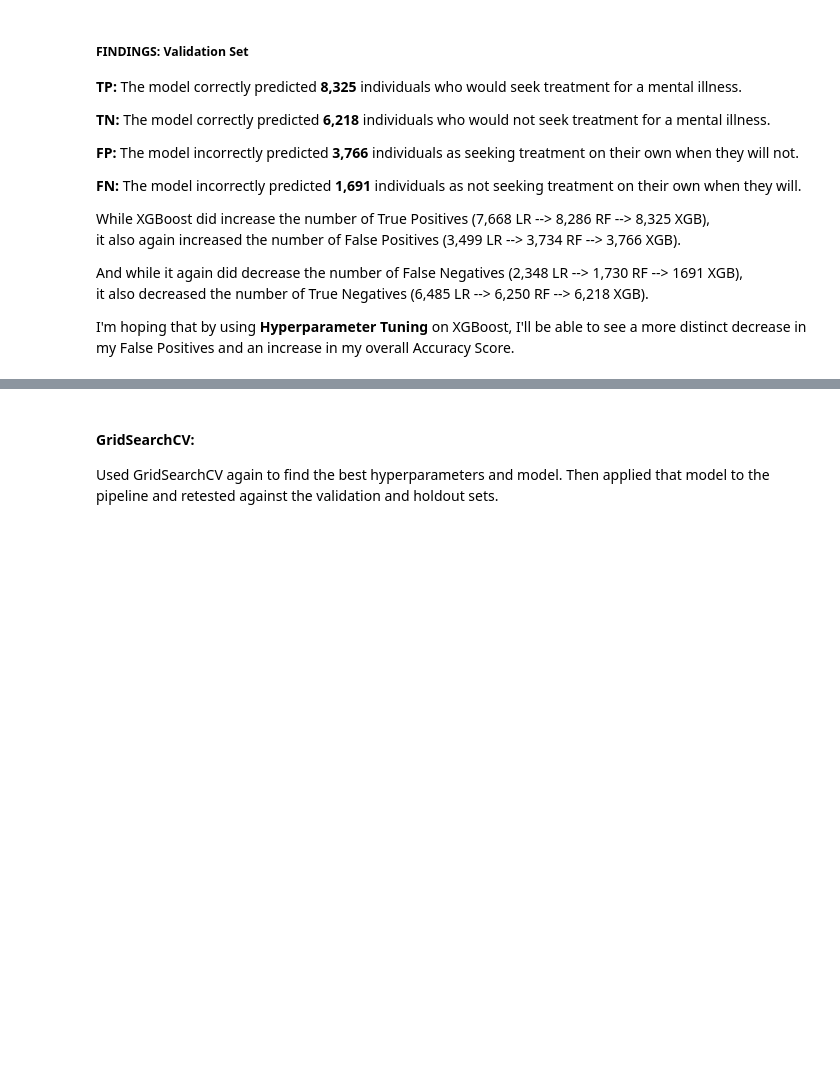
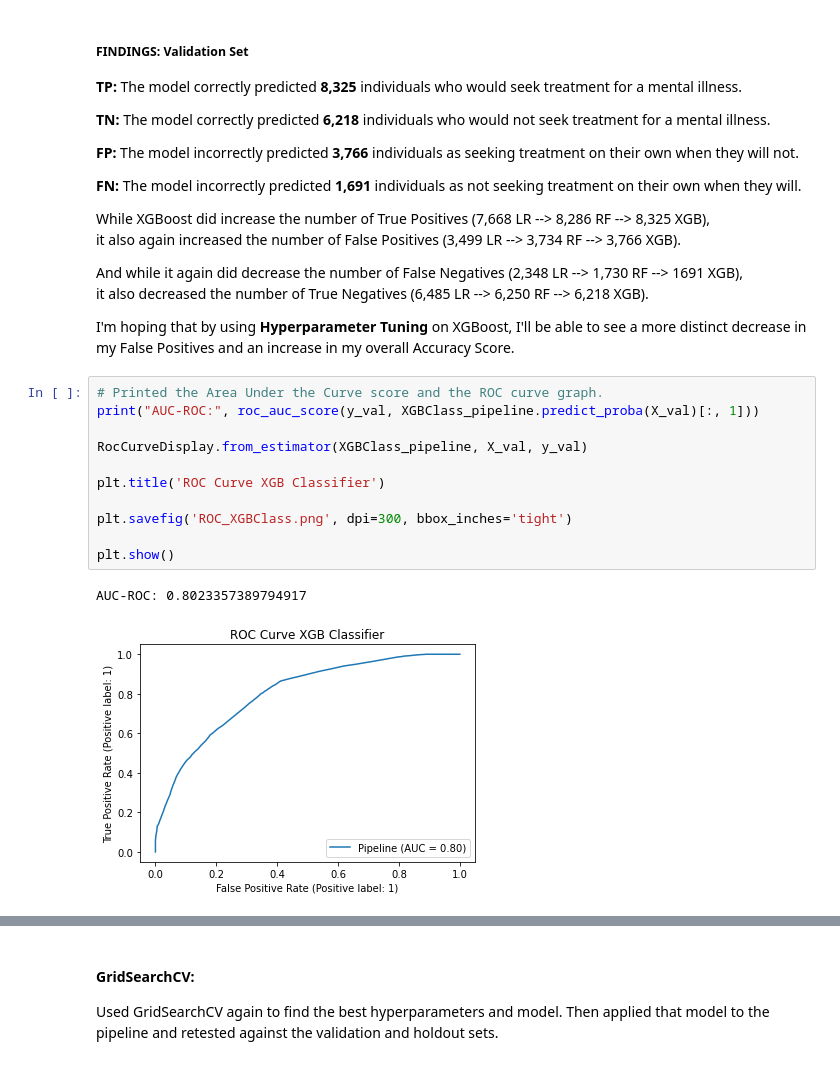
Before and after one commit to Lotus-baumgarner/Will-They-Seek-Treatment, a Jupyter notebook: Models-Conclusions.ipynb, the cells around one changed output, grey strips where cells are left out. Drawn from its saved outputs; the diff is of its cells as text; blank space fills up the shorter version.

```diff
--- a/Models-Conclusions.ipynb
+++ b/Models-Conclusions.ipynb
@@ -566,3 +716,17 @@ And while it again did decrease the number of False Negatives (2,348 LR --> 1,73
 it also decreased the number of True Negatives (6,485 LR --> 6,250 RF --> 6,218 XGB).
 
 I'm hoping that by using __Hyperparameter Tuning__ on XGBoost, I'll be able to see a more distinct decrease in my False Positives and an increase in my overall Accuracy Score.
+# %%
+# Printed the Area Under the Curve score and the ROC curve graph.
+print("AUC-ROC:", roc_auc_score(y_val, XGBClass_pipeline.predict_proba(X_val)[:, 1]))
+
+RocCurveDisplay.from_estimator(XGBClass_pipeline, X_val, y_val)
+
+plt.title('ROC Curve XGB Classifier')
+
+plt.savefig('ROC_XGBClass.png', dpi=300, bbox_inches='tight')
+
+plt.show()
+# %% [output]
+AUC-ROC: 0.8023357389794917
+[figure, added]
```
Also changed, not shown: parts of 24 cells of this notebook.
